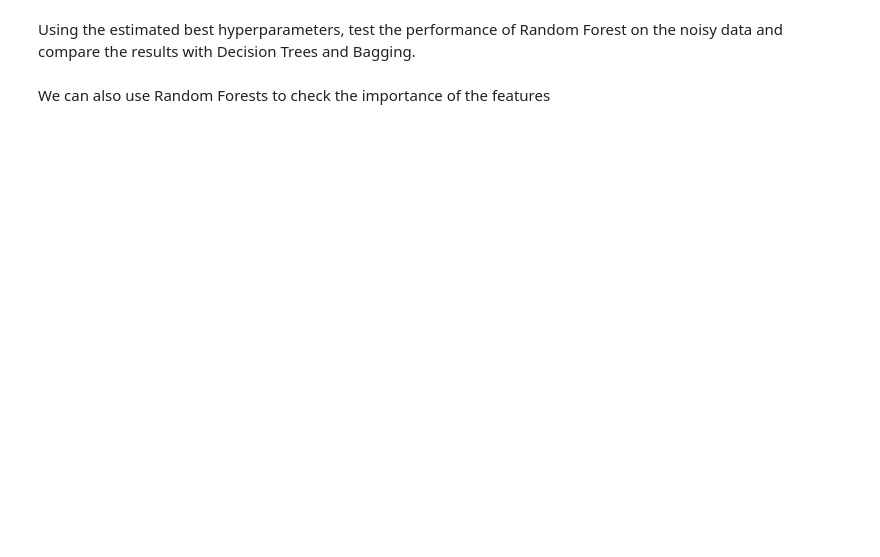
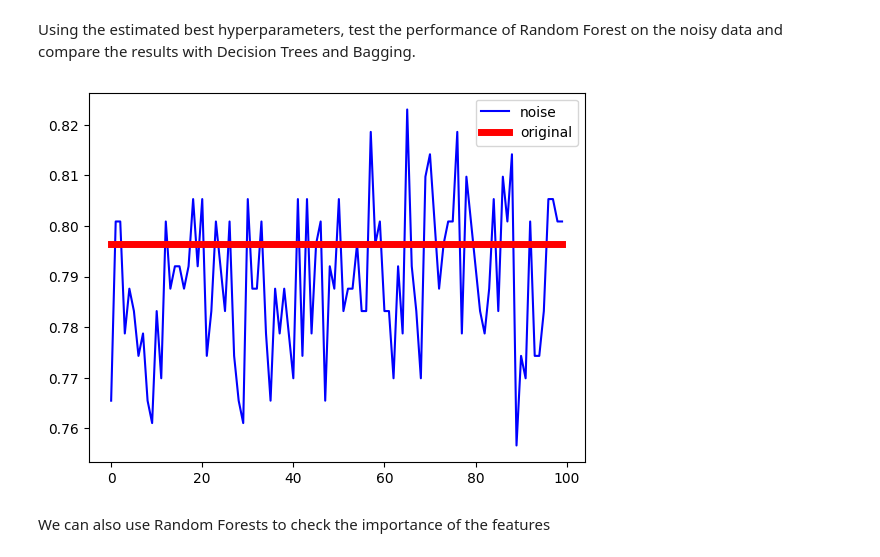
Before and after one commit to lmcastanedame/IMA205_TP5_Decision-Trees, a Jupyter notebook: TP_Trees_CASTANEDA.ipynb, the cells around one changed output. Saved outputs shown, nothing was run; the diff lists cells and outputs as text; code cells hidden in the pictures; blank space fills up the shorter version.

```diff
--- a/TP_Trees_CASTANEDA.ipynb
+++ b/TP_Trees_CASTANEDA.ipynb
@@ -298,3 +322,25 @@ XXXXXXXXXXX
+# %%
+# Random Forest on noisy data
+RF = RandomForestClassifier(max_features = 'log2', min_samples_leaf = 2, n_estimators = 30, random_state = 0)
+RF.fit(X_train, y_train)
+scoreTestnoise = np.zeros(100)
+scoreTest = np.zeros(100)
+
+scoreTest[:] = RF.score(X_test, y_test)
+
+for k in range(100):
+    X_train_temp = np.copy(X_train)
+    for i in range(X_train.shape[0]):
+        X_train_temp[i] = X_train_temp[i] + abs(np.random.normal(0, 0.05, M))
+
+    RF.fit(X_train_temp, y_train)
+    scoreTestnoise[k] = RF.score(X_test, y_test)
+
+plt.plot(scoreTestnoise,'b', label = 'noise')
+plt.plot(scoreTest, 'r', linewidth = 5.0, label = 'original')
+plt.legend();
+# %% [output]
+[figure, added]
 # %% [markdown]
 We can also use Random Forests to check the importance of the features
 # %%
```
Also changed, not shown: parts of 24 cells of this notebook.
